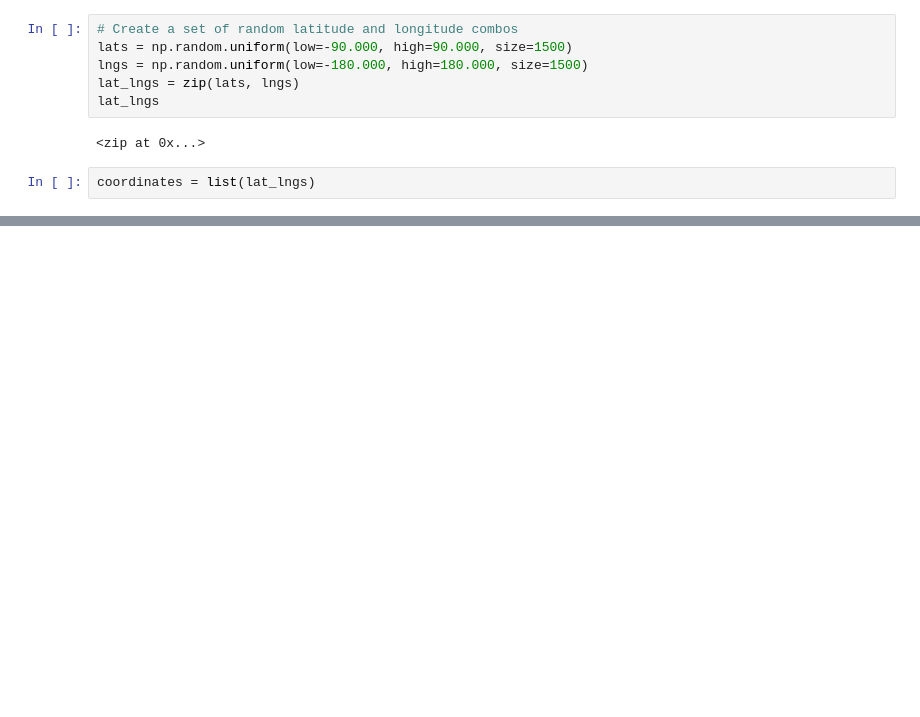
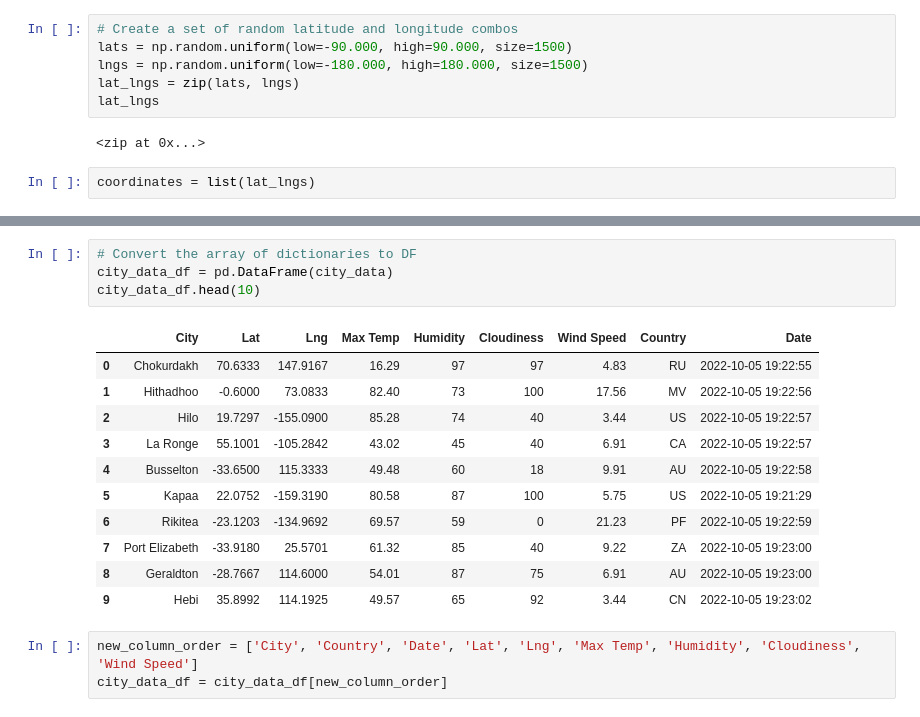
Before and after one commit to sbenston/World_Weather_Analysis, a Jupyter notebook: WeatherPy.ipynb, the cells around one changed output, grey strips where cells are left out. Drawn from its saved outputs; the diff is of its cells as text; blank space fills up the shorter version.

Commit message:
Add weather data from API

```diff
--- a/WeatherPy.ipynb
+++ b/WeatherPy.ipynb
@@ -31,0 +119,19 @@ len(cities)
+# %%
+# Convert the array of dictionaries to DF
+city_data_df = pd.DataFrame(city_data)
+city_data_df.head(10)
+# %% [output]
+|  | City | Lat | Lng | Max Temp | Humidity | Cloudiness | Wind Speed | Country | Date |
+| 0 | Chokurdakh | 70.6333 | 147.9167 | 16.29 | 97 | 97 | 4.83 | RU | 2022-10-05 19:22:55 |
+| 1 | Hithadhoo | -0.6000 | 73.0833 | 82.40 | 73 | 100 | 17.56 | MV | 2022-10-05 19:22:56 |
+| 2 | Hilo | 19.7297 | -155.0900 | 85.28 | 74 | 40 | 3.44 | US | 2022-10-05 19:22:57 |
+| 3 | La Ronge | 55.1001 | -105.2842 | 43.02 | 45 | 40 | 6.91 | CA | 2022-10-05 19:22:57 |
+| 4 | Busselton | -33.6500 | 115.3333 | 49.48 | 60 | 18 | 9.91 | AU | 2022-10-05 19:22:58 |
+| 5 | Kapaa | 22.0752 | -159.3190 | 80.58 | 87 | 100 | 5.75 | US | 2022-10-05 19:21:29 |
+| 6 | Rikitea | -23.1203 | -134.9692 | 69.57 | 59 | 0 | 21.23 | PF | 2022-10-05 19:22:59 |
+| 7 | Port Elizabeth | -33.9180 | 25.5701 | 61.32 | 85 | 40 | 9.22 | ZA | 2022-10-05 19:23:00 |
+| 8 | Geraldton | -28.7667 | 114.6000 | 54.01 | 87 | 75 | 6.91 | AU | 2022-10-05 19:23:00 |
+| 9 | Hebi | 35.8992 | 114.1925 | 49.57 | 65 | 92 | 3.44 | CN | 2022-10-05 19:23:02 |
+# %%
+new_column_order = ['City', 'Country', 'Date', 'Lat', 'Lng', 'Max Temp', 'Humidity', 'Cloudiness', 'Wind Speed']
+city_data_df = city_data_df[new_column_order]
```
Also changed, not shown: parts of 5 cells of this notebook, 2 other files.
